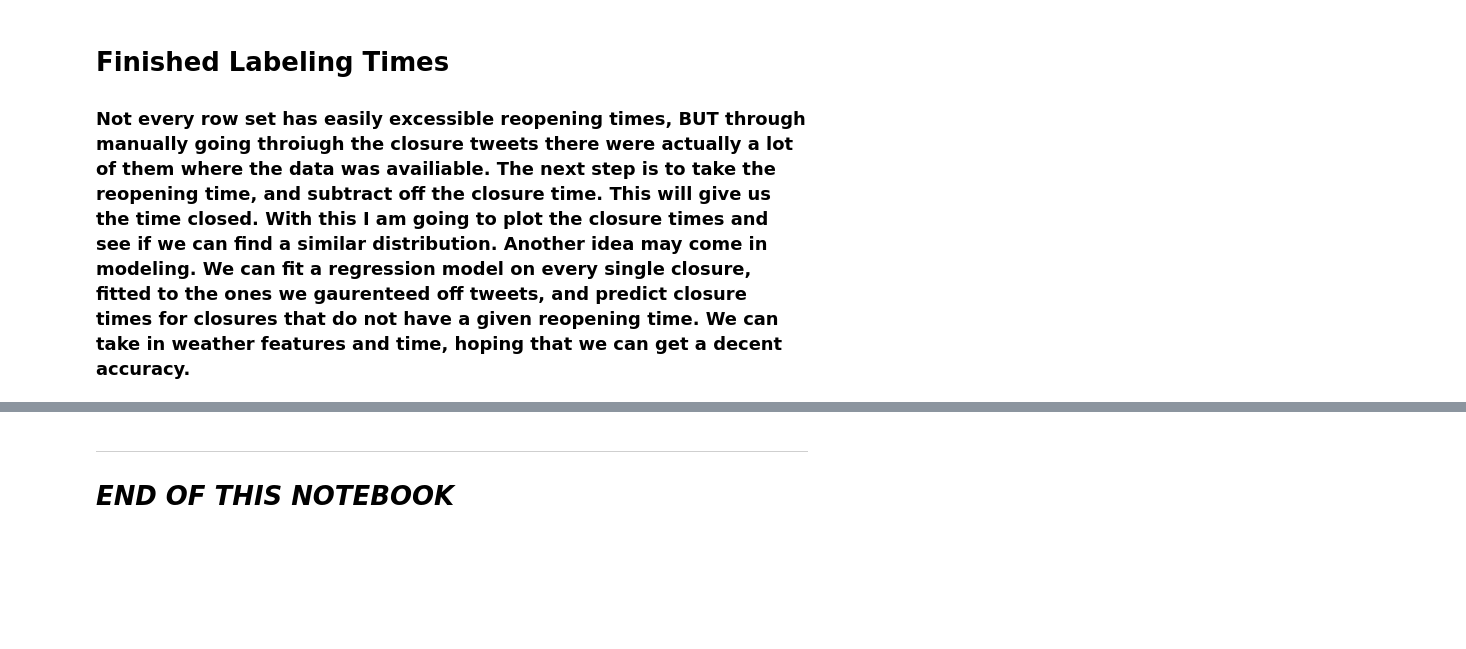
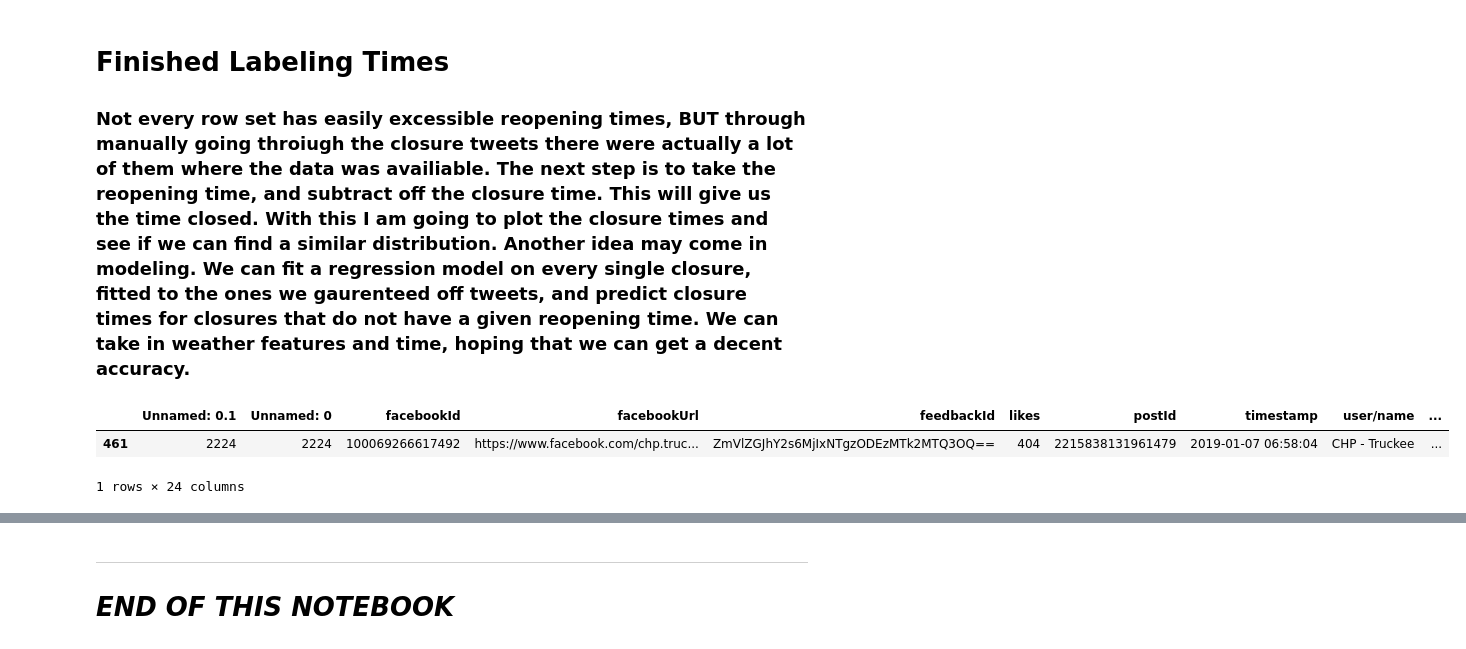
Before and after one commit to PinkyHuddy/road_project, a Jupyter notebook: facebook/notebooks/facebook_post_eda.ipynb, the cells around one changed output, grey strips where cells are left out. Cells and saved outputs as stored; diff of their text form; code cells hidden in the pictures; blank space fills up the shorter version.

```diff
--- a/facebook/notebooks/facebook_post_eda.ipynb
+++ b/facebook/notebooks/facebook_post_eda.ipynb
@@ -99,0 +112,7 @@ closureOrReopening.to_excel("/Users/hudson/Desktop/road_project/facebook/data/ma
+# %%
+closures_with_reopening["durations_min"]= closures_with_reopening["differences"].dt.total_seconds() / 60
+closures_with_reopening[closures_with_reopening["durations_min"] == closures_with_reopening["durations_min"].min()]
+# %% [output]
+|  | Unnamed: 0.1 | Unnamed: 0 | facebookId | facebookUrl | feedbackId | likes | postId | timestamp | user/name | ... |
+| 461 | 2224 | 2224 | 100069266617492 | https://www.facebook.com/chp.truc... | ZmVlZGJhY2s6MjIxNTgzODEzMTk2MTQ3OQ== | 404 | 2215838131961479 | 2019-01-07 06:58:04 | CHP - Truckee | ... |
+1 rows × 24 columns
```
Also changed, not shown: parts of 6 cells of this notebook, 5 other files.
